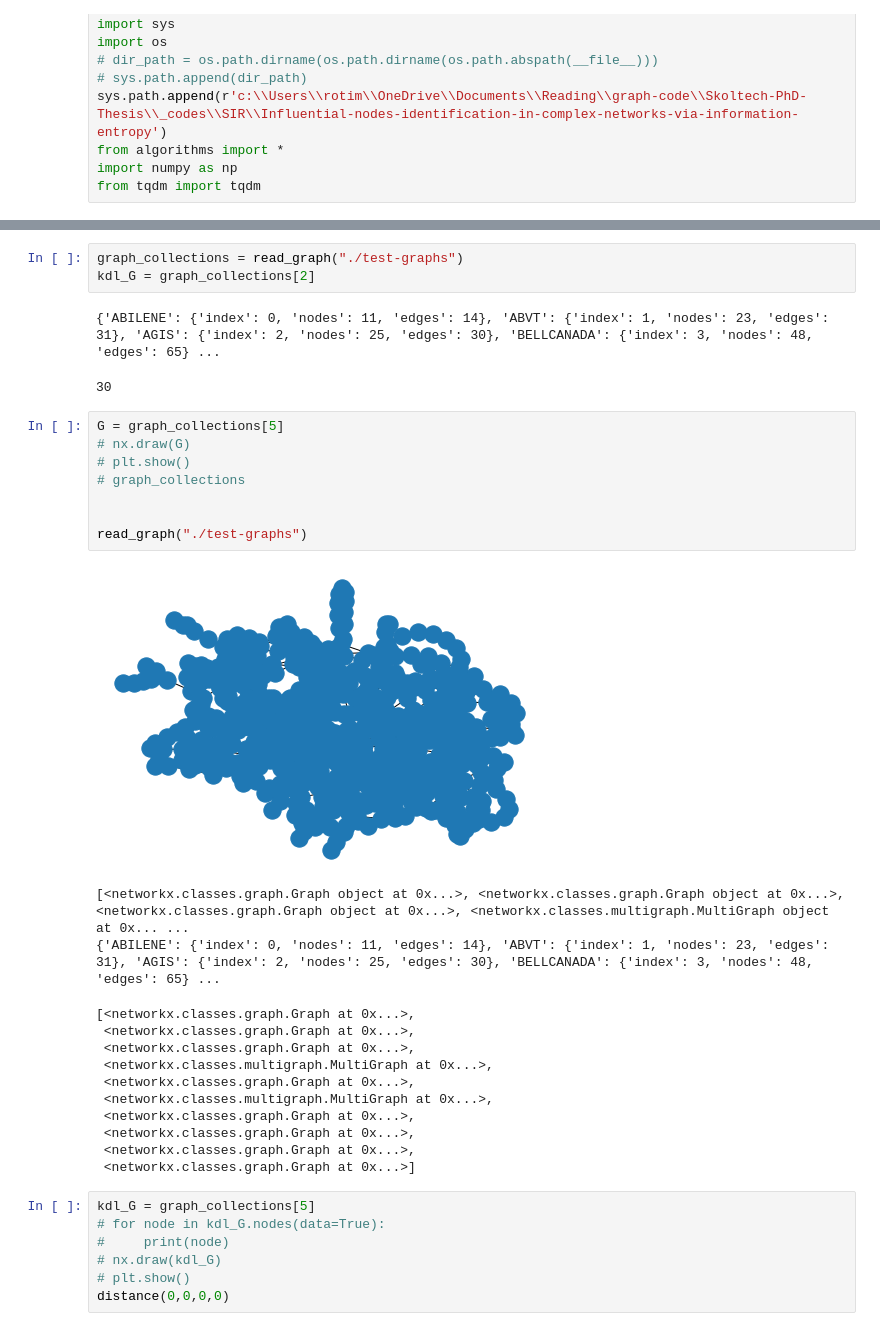
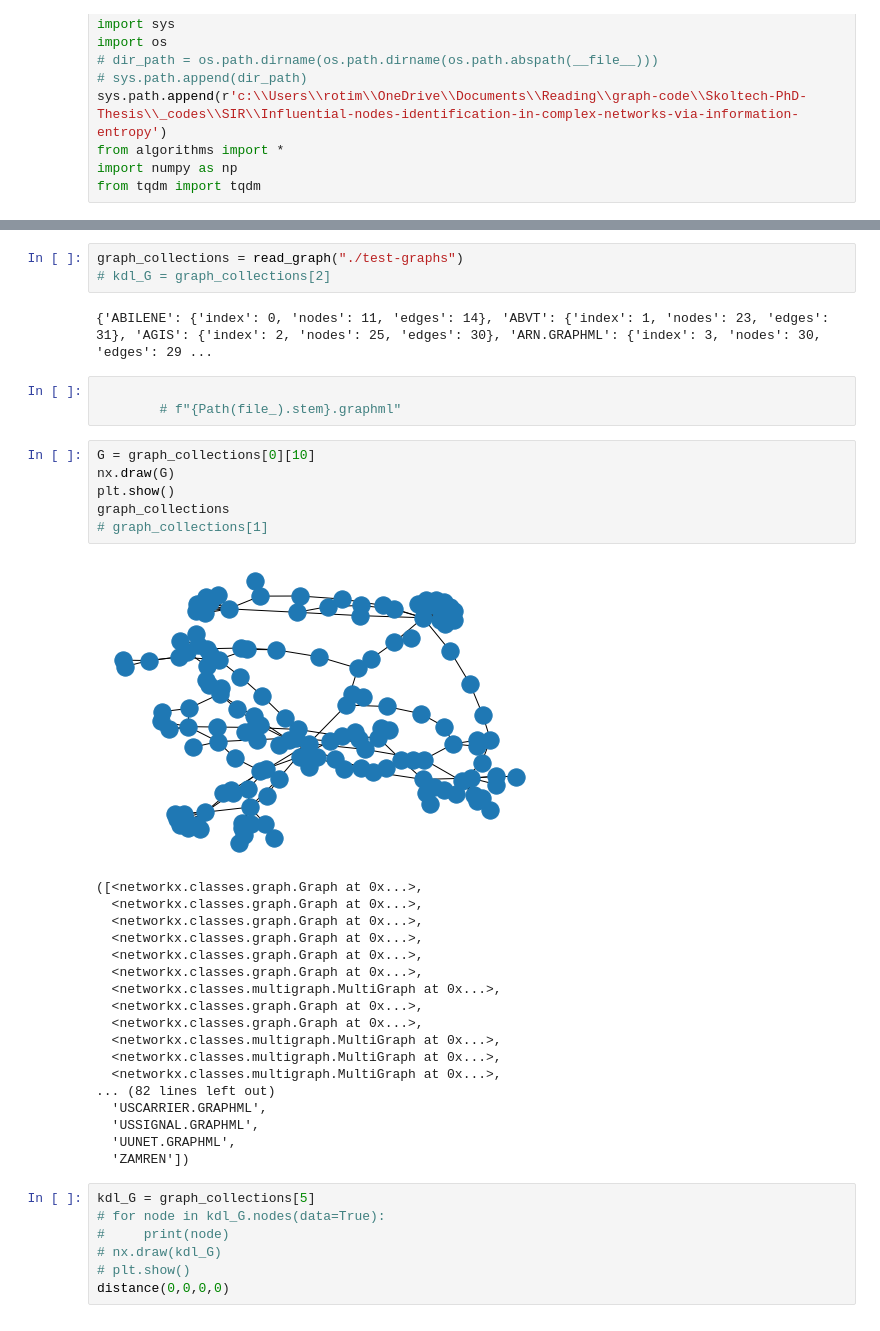
Before and after one commit to odunayo12/Skoltech-PhD-Thesis, a Jupyter notebook: _codes/SIR/Influential-nodes-identification-in-complex-networks-via-information-entropy/experiments and data/read_graph.ipynb, the cells around one changed output, grey strips where cells are left out. Cells and saved outputs as stored; diff of their text form.

Commit message:
add more graphs

```diff
--- a/_codes/SIR/Influential-nodes-identification-in-complex-networks-via-information-entropy/experiments and data/read_graph.ipynb
+++ b/_codes/SIR/Influential-nodes-identification-in-complex-networks-via-information-entropy/experiments and data/read_graph.ipynb
@@ -13,31 +22,36 @@ from tqdm import tqdm
 # %%
 graph_collections = read_graph("./test-graphs")
-kdl_G = graph_collections[2]
+# kdl_G = graph_collections[2]
 # %% [output]
-{'ABILENE': {'index': 0, 'nodes': 11, 'edges': 14}, 'ABVT': {'index': 1, 'nodes': 23, 'edges': 31}, 'AGIS': {'index': 2, 'nodes': 25, 'edges': 30}, 'BELLCANADA': {'index': 3, 'nodes': 48, 'edges': 65} ...
+{'ABILENE': {'index': 0, 'nodes': 11, 'edges': 14}, 'ABVT': {'index': 1, 'nodes': 23, 'edges': 31}, 'AGIS': {'index': 2, 'nodes': 25, 'edges': 30}, 'ARN.GRAPHML': {'index': 3, 'nodes': 30, 'edges': 29 ...
-30
+# %%
+
+        # f"{Path(file_).stem}.graphml"
 # %%
-G = graph_collections[5]
-# nx.draw(G)
-# plt.show()
-# graph_collections
-
-
-read_graph("./test-graphs")
+G = graph_collections[0][10]
+nx.draw(G)
+plt.show()
+graph_collections
+# graph_collections[1]
 # %% [output]
-[figure, old version]
+[figure, new version]
-[<networkx.classes.graph.Graph object at 0x...>, <networkx.classes.graph.Graph object at 0x...>, <networkx.classes.graph.Graph object at 0x...>, <networkx.classes.multigraph.MultiGraph object at 0x... ...
-{'ABILENE': {'index': 0, 'nodes': 11, 'edges': 14}, 'ABVT': {'index': 1, 'nodes': 23, 'edges': 31}, 'AGIS': {'index': 2, 'nodes': 25, 'edges': 30}, 'BELLCANADA': {'index': 3, 'nodes': 48, 'edges': 65} ...
+([<networkx.classes.graph.Graph at 0x...>,
+  <networkx.classes.graph.Graph at 0x...>,
+  <networkx.classes.graph.Graph at 0x...>,
+  <networkx.classes.graph.Graph at 0x...>,
+  <networkx.classes.graph.Graph at 0x...>,
+  <networkx.classes.graph.Graph at 0x...>,
+  <networkx.classes.multigraph.MultiGraph at 0x...>,
+  <networkx.classes.graph.Graph at 0x...>,
+  <networkx.classes.graph.Graph at 0x...>,
+  <networkx.classes.multigraph.MultiGraph at 0x...>,
+  <networkx.classes.multigraph.MultiGraph at 0x...>,
+  <networkx.classes.multigraph.MultiGraph at 0x...>,
+... (82 lines left out)
+  'USCARRIER.GRAPHML',
+  'USSIGNAL.GRAPHML',
+  'UUNET.GRAPHML',
+  'ZAMREN'])
-[<networkx.classes.graph.Graph at 0x...>,
- <networkx.classes.graph.Graph at 0x...>,
- <networkx.classes.graph.Graph at 0x...>,
- <networkx.classes.multigraph.MultiGraph at 0x...>,
- <networkx.classes.graph.Graph at 0x...>,
- <networkx.classes.multigraph.MultiGraph at 0x...>,
- <networkx.classes.graph.Graph at 0x...>,
- <networkx.classes.graph.Graph at 0x...>,
- <networkx.classes.graph.Graph at 0x...>,
- <networkx.classes.graph.Graph at 0x...>]
 # %%
 kdl_G = graph_collections[5]
 # for node in kdl_G.nodes(data=True):
```
Also changed, not shown: parts of 1 cell of this notebook, 42 other files.
